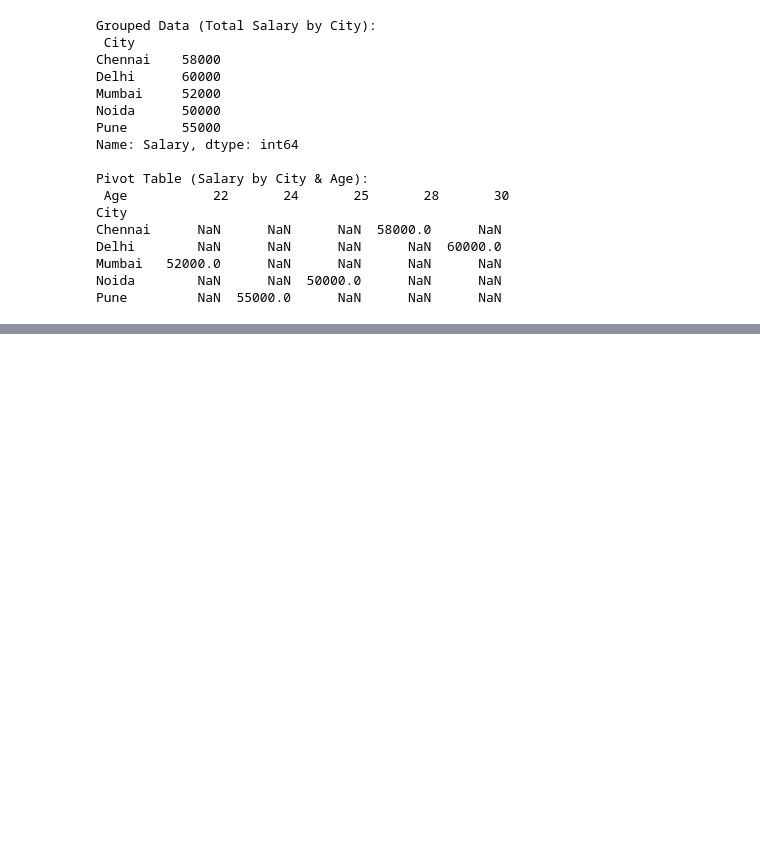
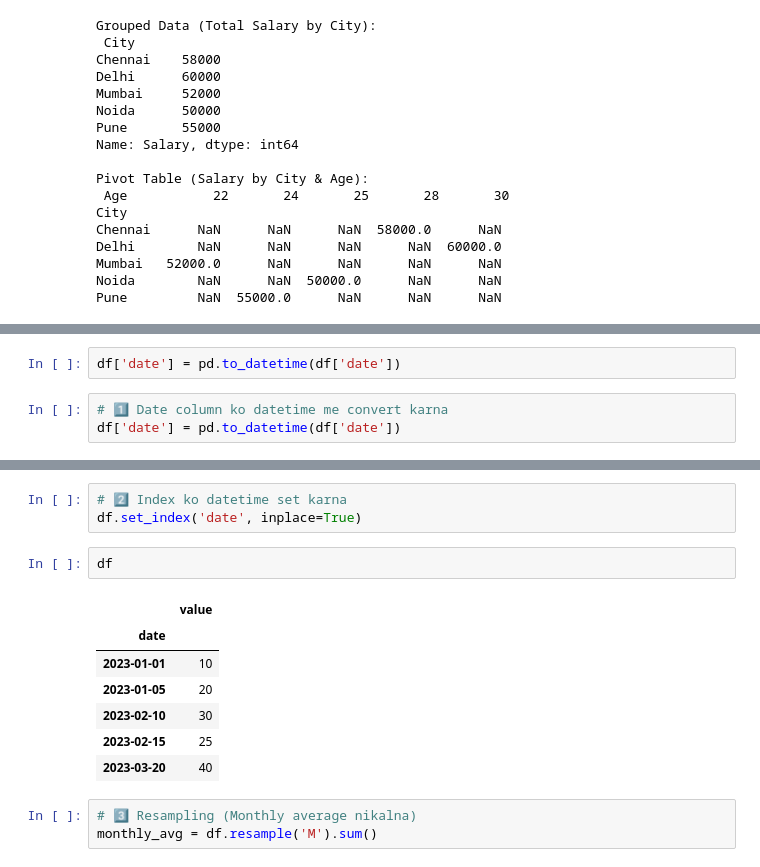
Before and after one commit to arunaimlprojects/data_science_course, a Jupyter notebook: pandas_class_1.ipynb, the cells around one changed output, grey strips where cells are left out. Cells and saved outputs as stored; diff of their text form; blank space fills up the shorter version.

```diff
--- a/pandas_class_1.ipynb
+++ b/pandas_class_1.ipynb
@@ -292,0 +327,5 @@ Pune         NaN  55000.0      NaN      NaN      NaN
+# %%
+df['date'] = pd.to_datetime(df['date'])
+# %%
+# 1️⃣ Date column ko datetime me convert karna
+df['date'] = pd.to_datetime(df['date'])
@@ -292,0 +344,16 @@ Pune         NaN  55000.0      NaN      NaN      NaN
+# %%
+# 2️⃣ Index ko datetime set karna
+df.set_index('date', inplace=True)
+# %%
+df
+# %% [output]
+|  | value |
+| date |  |
+| 2023-01-01 | 10 |
+| 2023-01-05 | 20 |
+| 2023-02-10 | 30 |
+| 2023-02-15 | 25 |
+| 2023-03-20 | 40 |
+# %%
+# 3️⃣ Resampling (Monthly average nikalna)
+monthly_avg = df.resample('M').sum()
```
Also changed, not shown: parts of 9 cells of this notebook.
